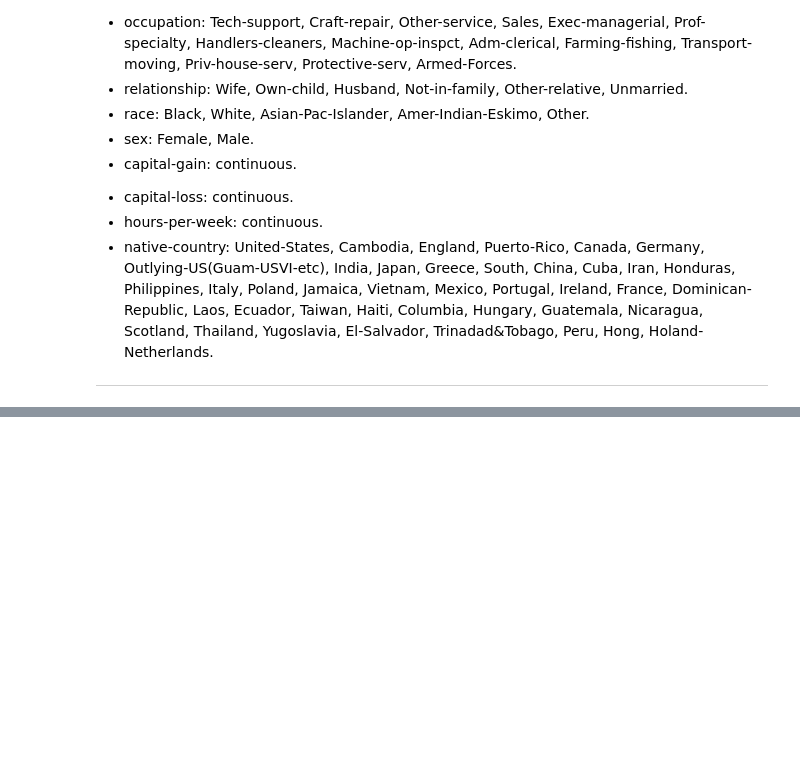
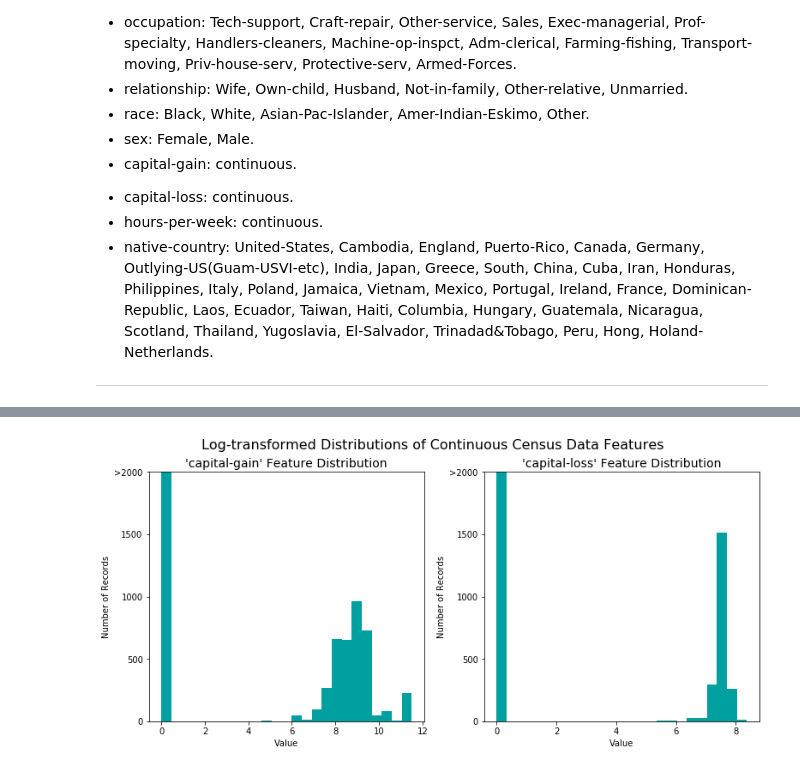
Before and after one commit to geekquad/Donors-for-Charity, a Jupyter notebook: Finding_Donors.ipynb, the cells around one changed output, grey strips where cells are left out. Saved outputs shown, nothing was run; the diff lists cells and outputs as text; code cells hidden in the pictures; blank space fills up the shorter version.

```diff
--- a/Finding_Donors.ipynb
+++ b/Finding_Donors.ipynb
@@ -81,0 +95,9 @@ Percentage of individuals making more than $50,000: 24.78439697492371%
+# %%
+# Log-transforming the skewed features
+skewed = ['capital-gain', 'capital-loss']
+features_log_transformed = pd.DataFrame(data = features_raw)
+features_log_transformed[skewed] = features_raw[skewed].apply(lambda x: np.log(x + 1))
+
+vs.distribution(features_log_transformed, transformed = True)
+# %% [output]
+[figure, added]
```
Also changed, not shown: parts of 4 cells of this notebook.
